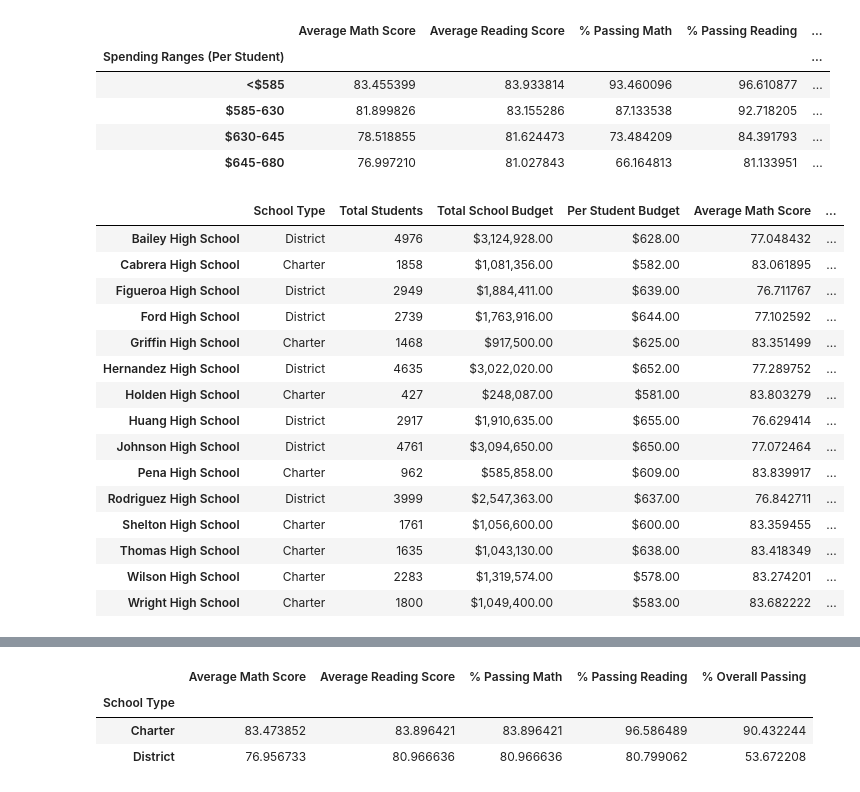
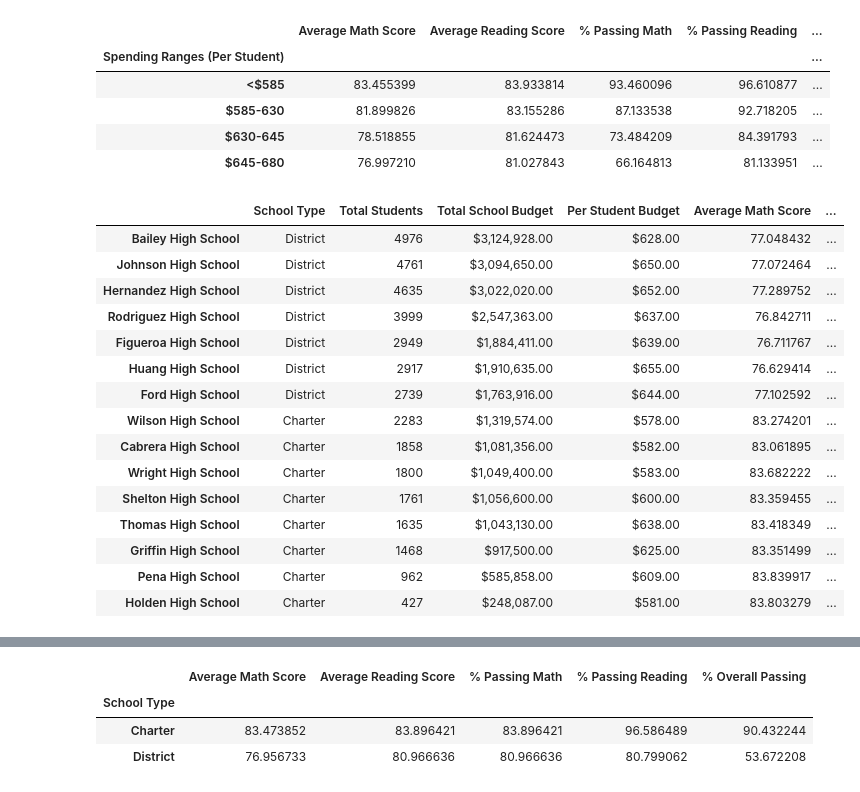
Before and after one commit to mike2463/pandas-challenge, a Jupyter notebook: PyCitySchools.ipynb, the cells around one changed output, grey strips where cells are left out. Drawn from its saved outputs; the diff is of its cells as text; code cells hidden in the pictures.

```diff
--- a/PyCitySchools.ipynb
+++ b/PyCitySchools.ipynb
@@ -450,24 +450,25 @@ size_bins = [0, 1000, 2000, 5000]
 labels = ["Small (<1000)", "Medium (1000-2000)", "Large (2000-5000)"]
 # %%
 per_school_summary["School Size"] = pd.cut(per_school_counts, size_bins, labels = labels, include_lowest = True )
-per_school_summary
+school_size = per_school_summary.sort_values('Total Students', ascending=False )
+school_size
 # %% [output]
 |  | School Type | Total Students | Total School Budget | Per Student Budget | Average Math Score | ... |
 | Bailey High School | District | 4976 | $3,124,928.00 | $628.00 | 77.048432 | ... |
+| Johnson High School | District | 4761 | $3,094,650.00 | $650.00 | 77.072464 | ... |
+| Hernandez High School | District | 4635 | $3,022,020.00 | $652.00 | 77.289752 | ... |
+| Rodriguez High School | District | 3999 | $2,547,363.00 | $637.00 | 76.842711 | ... |
+| Figueroa High School | District | 2949 | $1,884,411.00 | $639.00 | 76.711767 | ... |
+| Huang High School | District | 2917 | $1,910,635.00 | $655.00 | 76.629414 | ... |
+| Ford High School | District | 2739 | $1,763,916.00 | $644.00 | 77.102592 | ... |
+| Wilson High School | Charter | 2283 | $1,319,574.00 | $578.00 | 83.274201 | ... |
 | Cabrera High School | Charter | 1858 | $1,081,356.00 | $582.00 | 83.061895 | ... |
-| Figueroa High School | District | 2949 | $1,884,411.00 | $639.00 | 76.711767 | ... |
-| Ford High School | District | 2739 | $1,763,916.00 | $644.00 | 77.102592 | ... |
-| Griffin High School | Charter | 1468 | $917,500.00 | $625.00 | 83.351499 | ... |
-| Hernandez High School | District | 4635 | $3,022,020.00 | $652.00 | 77.289752 | ... |
-| Holden High School | Charter | 427 | $248,087.00 | $581.00 | 83.803279 | ... |
-| Huang High School | District | 2917 | $1,910,635.00 | $655.00 | 76.629414 | ... |
-| Johnson High School | District | 4761 | $3,094,650.00 | $650.00 | 77.072464 | ... |
-| Pena High School | Charter | 962 | $585,858.00 | $609.00 | 83.839917 | ... |
-| Rodriguez High School | District | 3999 | $2,547,363.00 | $637.00 | 76.842711 | ... |
+| Wright High School | Charter | 1800 | $1,049,400.00 | $583.00 | 83.682222 | ... |
 | Shelton High School | Charter | 1761 | $1,056,600.00 | $600.00 | 83.359455 | ... |
 | Thomas High School | Charter | 1635 | $1,043,130.00 | $638.00 | 83.418349 | ... |
-| Wilson High School | Charter | 2283 | $1,319,574.00 | $578.00 | 83.274201 | ... |
-| Wright High School | Charter | 1800 | $1,049,400.00 | $583.00 | 83.682222 | ... |
+| Griffin High School | Charter | 1468 | $917,500.00 | $625.00 | 83.351499 | ... |
+| Pena High School | Charter | 962 | $585,858.00 | $609.00 | 83.839917 | ... |
+| Holden High School | Charter | 427 | $248,087.00 | $581.00 | 83.803279 | ... |
 # %%
 size_math_scores = per_school_summary.groupby(["School Size"]).mean()["Average Math Score"]
 size_reading_scores = per_school_summary.groupby(["School Size"]).mean()["Average Reading Score"]
```
Also changed, not shown: 2 other files.
